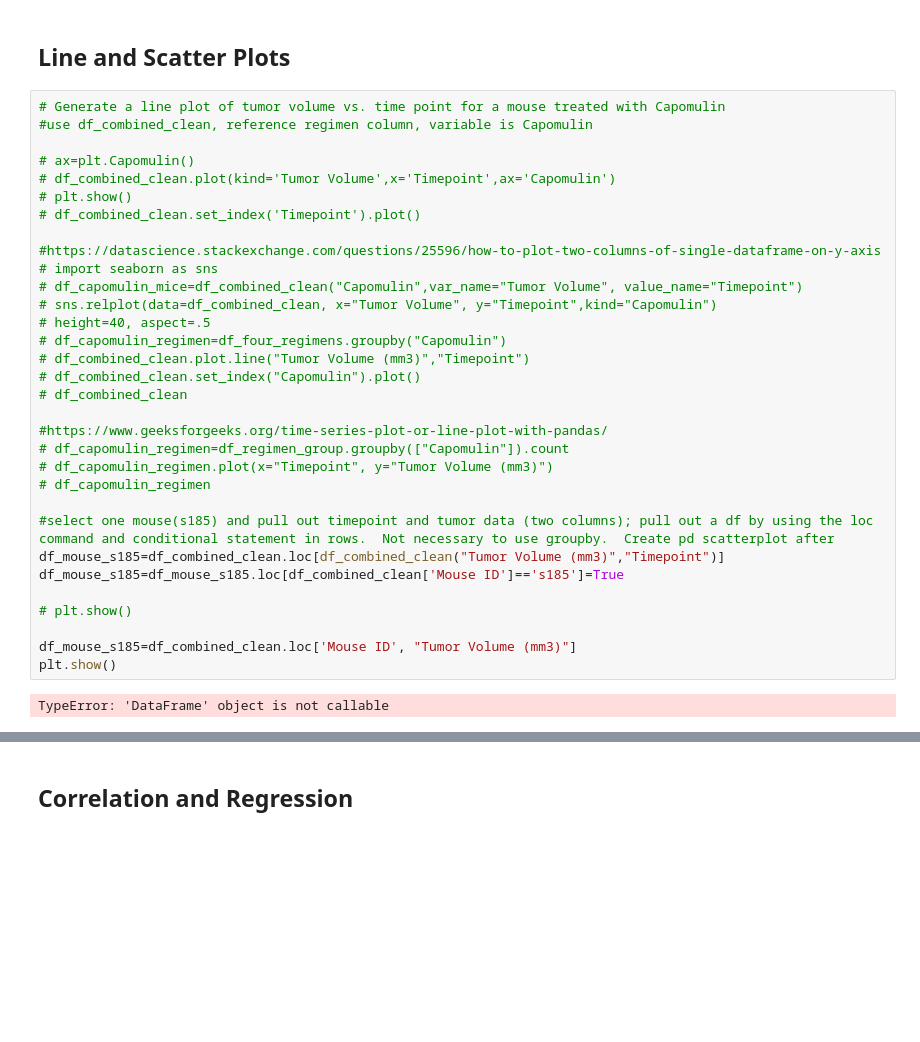
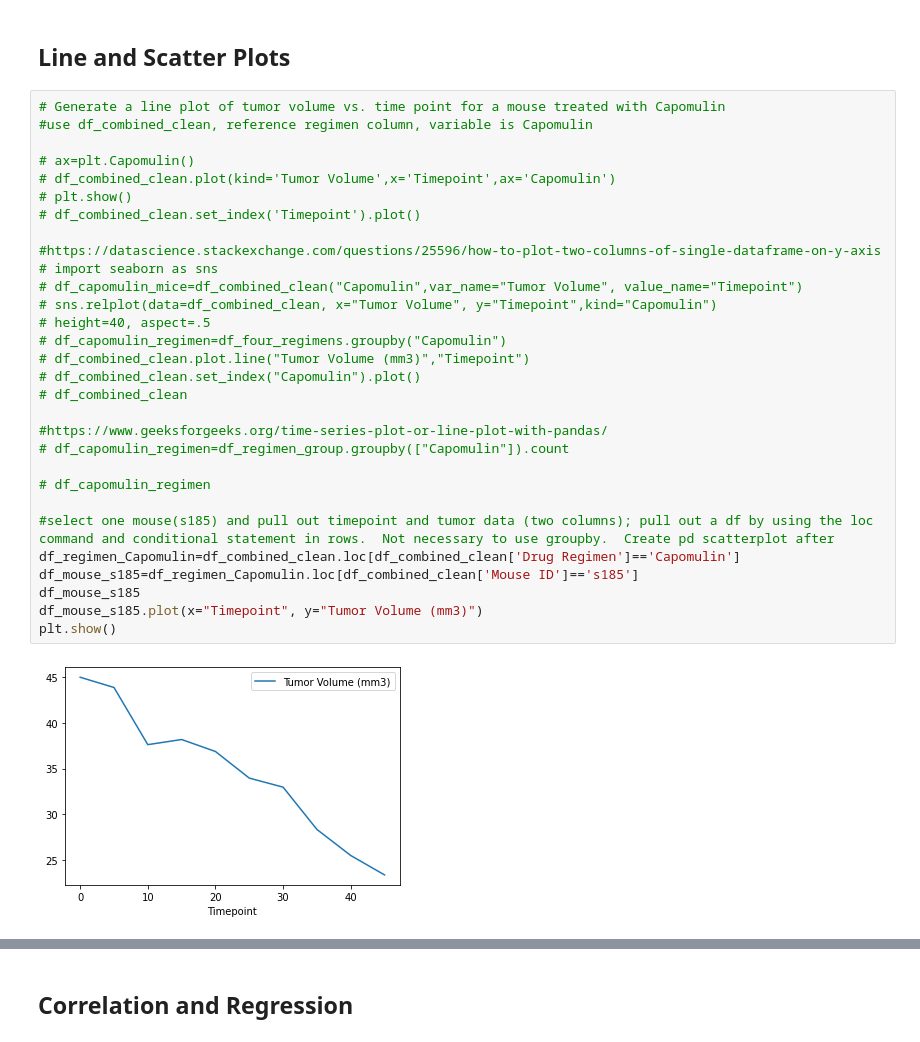
Before and after one commit to AnneNiemiec/Matplotlib, a Jupyter notebook: pymaceuticals.ipynb, the cells around one changed output, grey strips where cells are left out. Drawn from its saved outputs; the diff is of its cells as text; blank space fills up the shorter version.

Commit message:
Plotting complete

```diff
--- a/pymaceuticals.ipynb
+++ b/pymaceuticals.ipynb
@@ -285,36 +298,34 @@ plt.show()
 # %%
 # Generate a line plot of tumor volume vs. time point for a mouse treated with Capomulin
 #use df_combined_clean, reference regimen column, variable is Capomulin
 
 # ax=plt.Capomulin()
 # df_combined_clean.plot(kind='Tumor Volume',x='Timepoint',ax='Capomulin')
 # plt.show()
 # df_combined_clean.set_index('Timepoint').plot()
 
 #https://datascience.stackexchange.com/questions/25596/how-to-plot-two-columns-of-single-dataframe-on-y-axis
 # import seaborn as sns
 # df_capomulin_mice=df_combined_clean("Capomulin",var_name="Tumor Volume", value_name="Timepoint")
 # sns.relplot(data=df_combined_clean, x="Tumor Volume", y="Timepoint",kind="Capomulin")
 # height=40, aspect=.5
 # df_capomulin_regimen=df_four_regimens.groupby("Capomulin")
 # df_combined_clean.plot.line("Tumor Volume (mm3)","Timepoint")
 # df_combined_clean.set_index("Capomulin").plot()
 # df_combined_clean
 
 #https://www.geeksforgeeks.org/time-series-plot-or-line-plot-with-pandas/
 # df_capomulin_regimen=df_regimen_group.groupby(["Capomulin"]).count
-# df_capomulin_regimen.plot(x="Timepoint", y="Tumor Volume (mm3)")
+
 # df_capomulin_regimen
 
 #select one mouse(s185) and pull out timepoint and tumor data (two columns); pull out a df by using the loc command and conditional statement in rows.  Not necessary to use groupby.  Create pd scatterplot after
-df_mouse_s185=df_combined_clean.loc[df_combined_clean("Tumor Volume (mm3)","Timepoint")]
-df_mouse_s185=df_mouse_s185.loc[df_combined_clean['Mouse ID']=='s185']=True
-
-# plt.show()
-
-df_mouse_s185=df_combined_clean.loc['Mouse ID', "Tumor Volume (mm3)"]
+df_regimen_Capomulin=df_combined_clean.loc[df_combined_clean['Drug Regimen']=='Capomulin']
+df_mouse_s185=df_regimen_Capomulin.loc[df_combined_clean['Mouse ID']=='s185']
+df_mouse_s185
+df_mouse_s185.plot(x="Timepoint", y="Tumor Volume (mm3)")
 plt.show()
 # %% [output]
-TypeError: 'DataFrame' object is not callable
+[figure, added]
 # %%
 # Generate a scatter plot of average tumor volume vs. mouse weight for the Capomulin regimen
```
Also changed, not shown: parts of 4 cells of this notebook.
